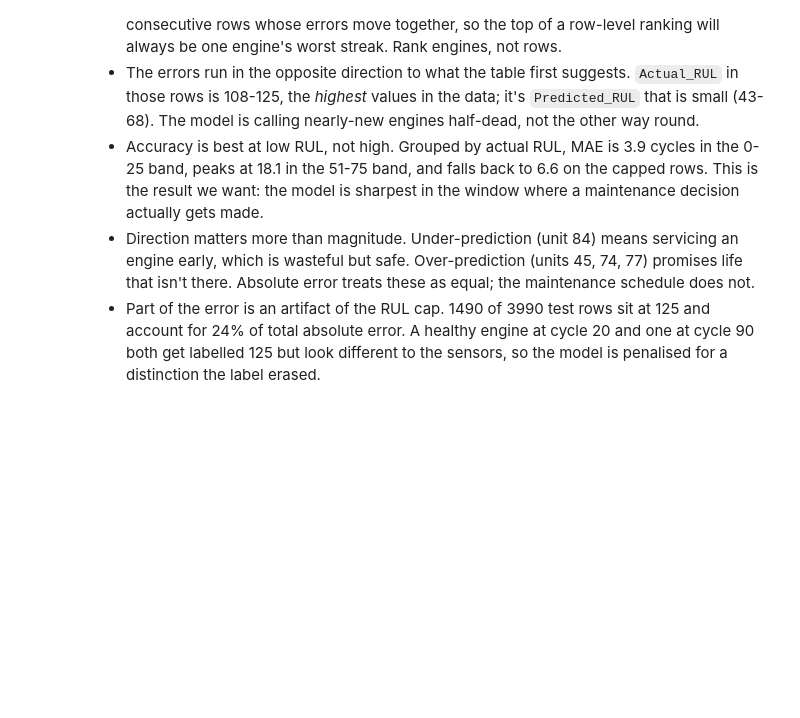
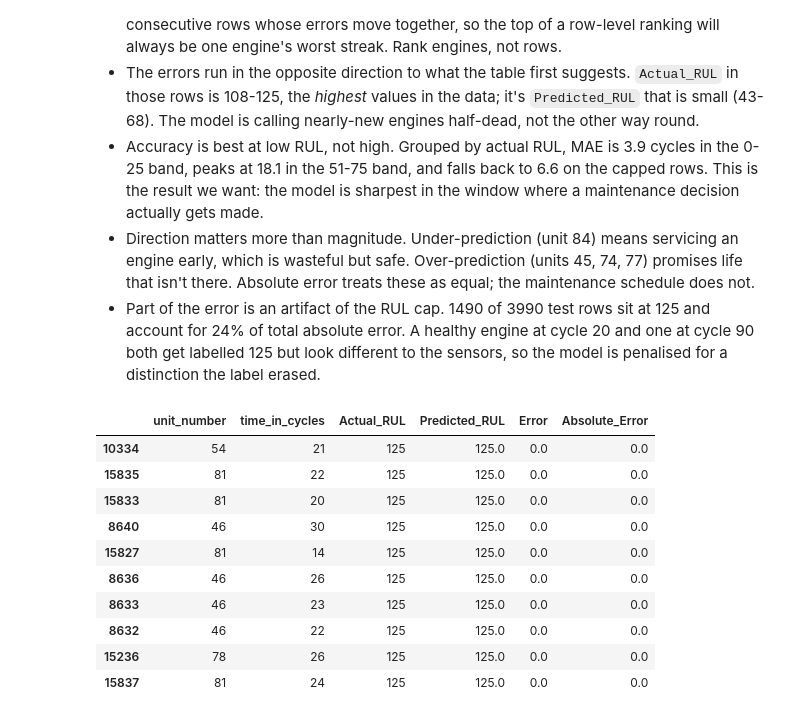
Before and after one commit to morgan-swe/Nasa-Rocket-Engine-Predictive-Maintenance, a Jupyter notebook: notebooks/06_model_training.ipynb, the cells around one changed output. Cells and saved outputs as stored; diff of their text form; code cells hidden in the pictures; blank space fills up the shorter version.

```diff
--- a/notebooks/06_model_training.ipynb
+++ b/notebooks/06_model_training.ipynb
@@ -736,3 +736,22 @@ worst_predictions.head(10)
 - Accuracy is best at low RUL, not high. Grouped by actual RUL, MAE is 3.9 cycles in the 0-25 band, peaks at 18.1 in the 51-75 band, and falls back to 6.6 on the capped rows. This is the result we want: the model is sharpest in the window where a maintenance decision actually gets made.
 - Direction matters more than magnitude. Under-prediction (unit 84) means servicing an engine early, which is wasteful but safe. Over-prediction (units 45, 74, 77) promises life that isn't there. Absolute error treats these as equal; the maintenance schedule does not.
 - Part of the error is an artifact of the RUL cap. 1490 of 3990 test rows sit at 125 and account for 24% of total absolute error. A healthy engine at cycle 20 and one at cycle 90 both get labelled 125 but look different to the sensors, so the model is penalised for a distinction the label erased.
+# %%
+best_predictions = error_df.sort_values(
+    by="Absolute_Error",
+    ascending=True
+)
+
+best_predictions.head(10)
+# %% [output]
+|  | unit_number | time_in_cycles | Actual_RUL | Predicted_RUL | Error | Absolute_Error |
+| 10334 | 54 | 21 | 125 | 125.0 | 0.0 | 0.0 |
+| 15835 | 81 | 22 | 125 | 125.0 | 0.0 | 0.0 |
+| 15833 | 81 | 20 | 125 | 125.0 | 0.0 | 0.0 |
+| 8640 | 46 | 30 | 125 | 125.0 | 0.0 | 0.0 |
+| 15827 | 81 | 14 | 125 | 125.0 | 0.0 | 0.0 |
+| 8636 | 46 | 26 | 125 | 125.0 | 0.0 | 0.0 |
+| 8633 | 46 | 23 | 125 | 125.0 | 0.0 | 0.0 |
+| 8632 | 46 | 22 | 125 | 125.0 | 0.0 | 0.0 |
+| 15236 | 78 | 26 | 125 | 125.0 | 0.0 | 0.0 |
+| 15837 | 81 | 24 | 125 | 125.0 | 0.0 | 0.0 |
```
Also changed, not shown: parts of 4 cells of this notebook, 1 other file.
